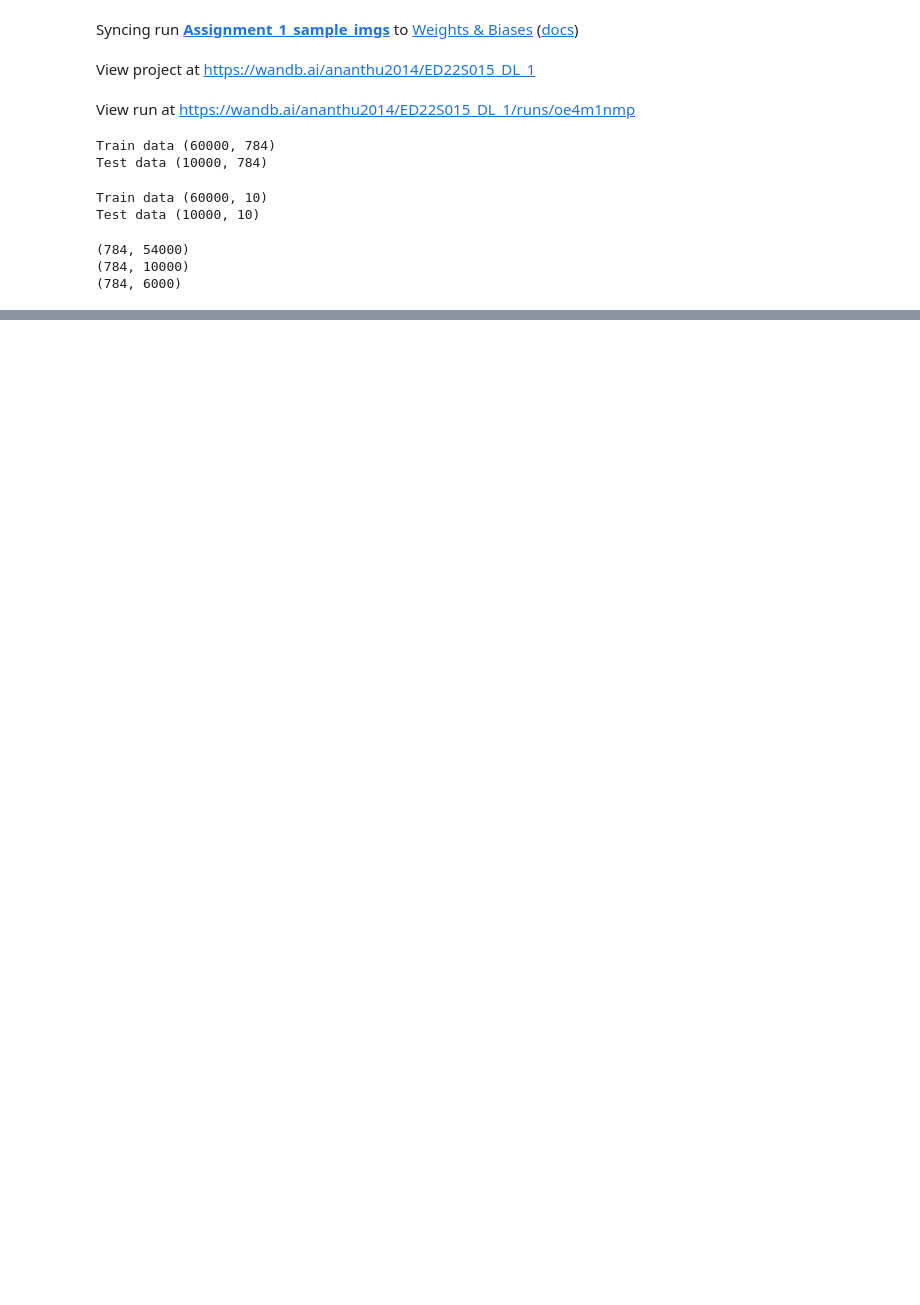
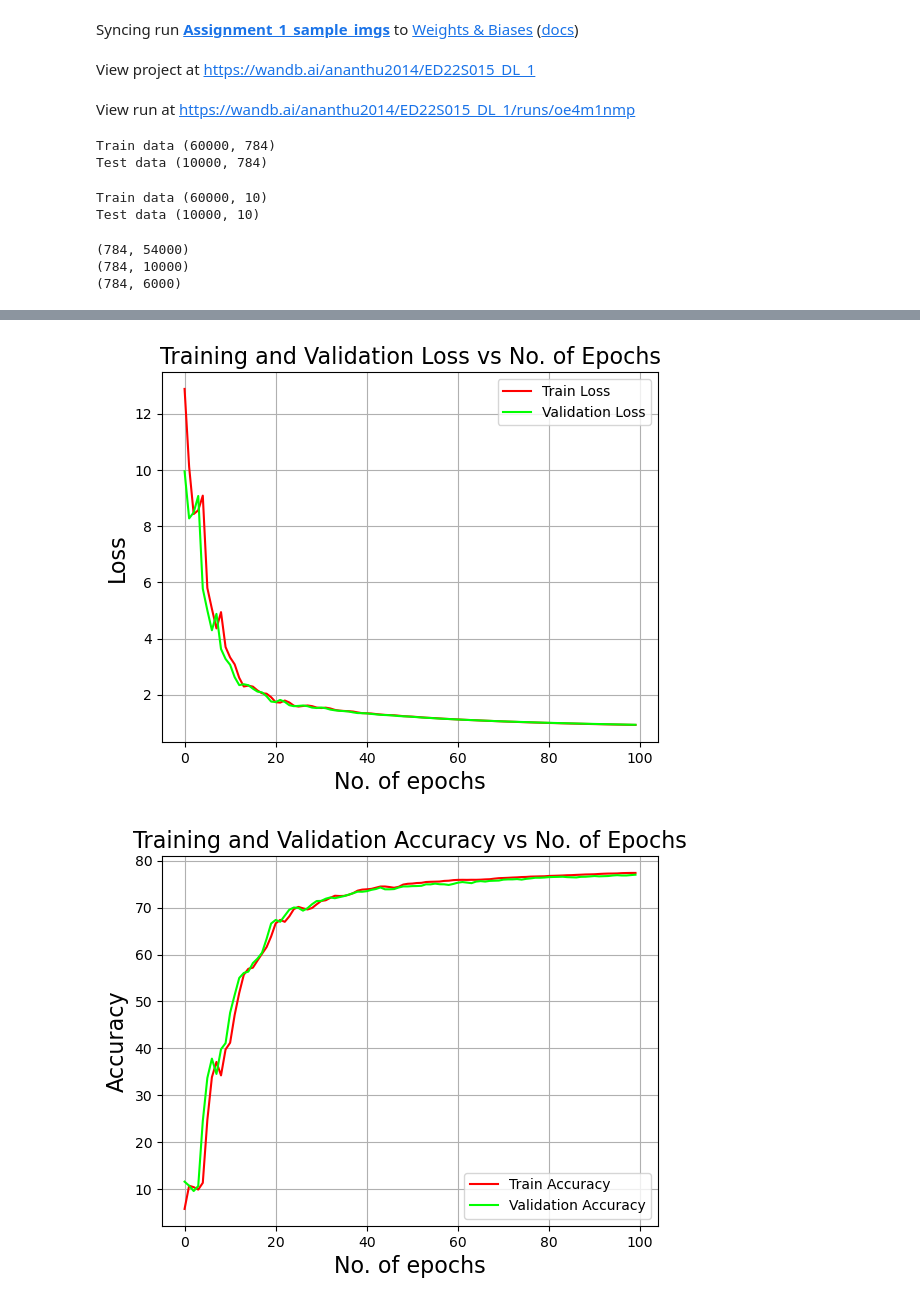
Before and after one commit to ananthu2014/MNIST_and_Fashion-MNIST_Image-Classification, a Jupyter notebook: Assignment 1/CS6910 Assignment 1.ipynb, the cells around one changed output, grey strips where cells are left out. Drawn from its saved outputs; the diff is of its cells as text; code cells hidden in the pictures; blank space fills up the shorter version.

```diff
--- a/Assignment 1/CS6910 Assignment 1.ipynb
+++ b/Assignment 1/CS6910 Assignment 1.ipynb
@@ -527,3 +648,4 @@ epoch:   9  Train error:      4.08  Train accuracy:     9.94 Val error:     1.40
 # %%
-neural_network(x_train,y_train,x_val,y_val,optimizer='nesterov_accelarated_gradient_descent')
+'''Nesterov accelarated gradient descent(NAG)'''
+neural_network(x_train,y_train,x_val,y_val,optimizer='nesterov_accelarated_gradient_descent',epochs=100,neurons=784)
 # %% [output]
@@ -542,0 +669,2 @@ epoch:  90  Train error:      2.64  Train accuracy:    11.57 Val error:     2.61
+[figure, added]
+[figure, added]
```
Also changed, not shown: parts of 13 cells of this notebook.
